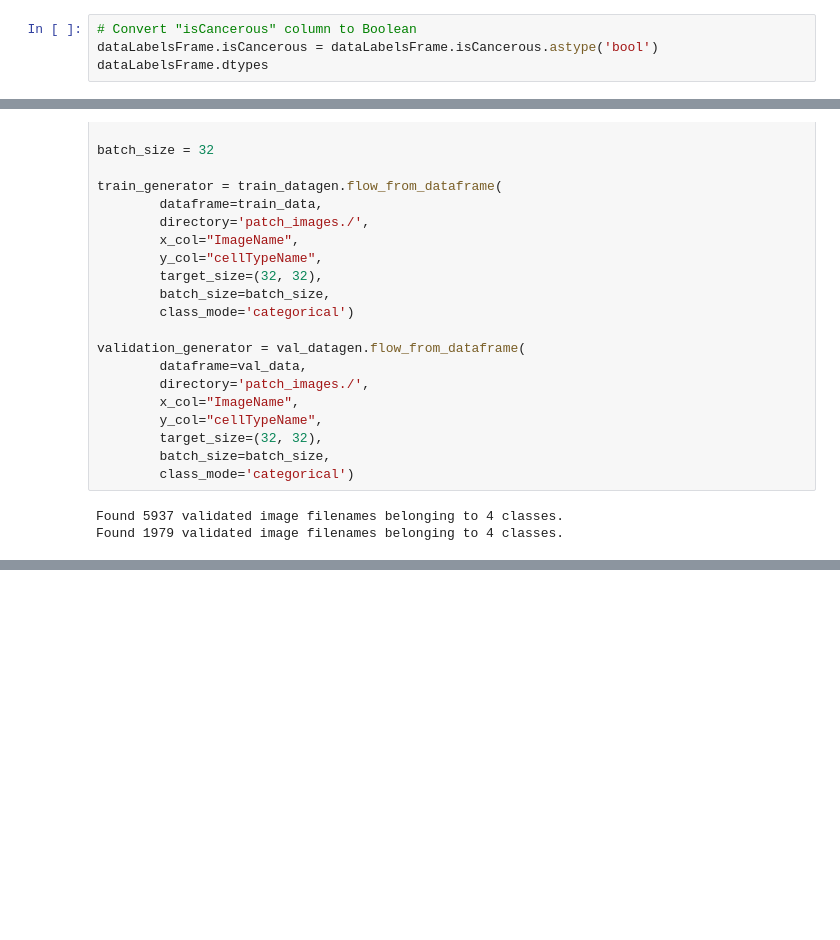
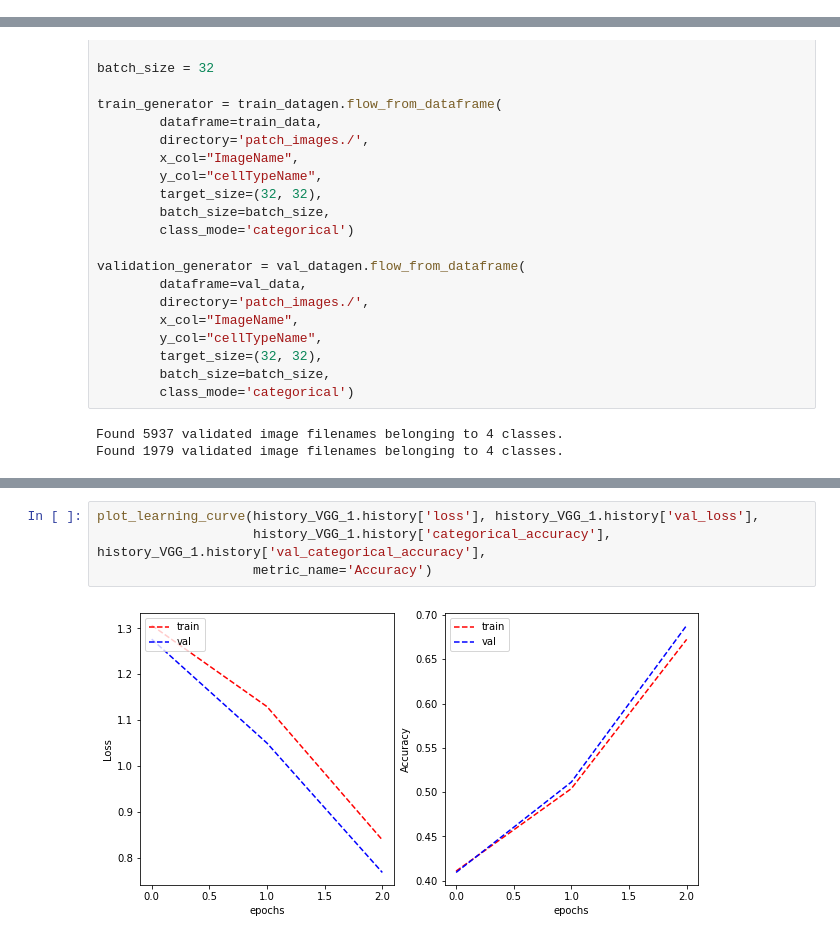
Before and after one commit to sheanaaron/ML_2021_S2_A2, a Jupyter notebook: ML-A2.ipynb, the cells around one changed output, grey strips where cells are left out. Cells and saved outputs as stored; diff of their text form; blank space fills up the shorter version.

```diff
--- a/ML-A2.ipynb
+++ b/ML-A2.ipynb
@@ -62,4 +59,0 @@ From observation the 'isCancerous' column is of type int. Observing that at any
-# %%
-# Convert "isCancerous" column to Boolean
-dataLabelsFrame.isCancerous = dataLabelsFrame.isCancerous.astype('bool')
-dataLabelsFrame.dtypes
@@ -280,0 +261,6 @@ Please use Model.fit, which supports generators.
+# %%
+plot_learning_curve(history_VGG_1.history['loss'], history_VGG_1.history['val_loss'],
+                    history_VGG_1.history['categorical_accuracy'], history_VGG_1.history['val_categorical_accuracy'],
+                    metric_name='Accuracy')
+# %% [output]
+[figure, added]
```
Also changed, not shown: parts of 32 cells of this notebook.
